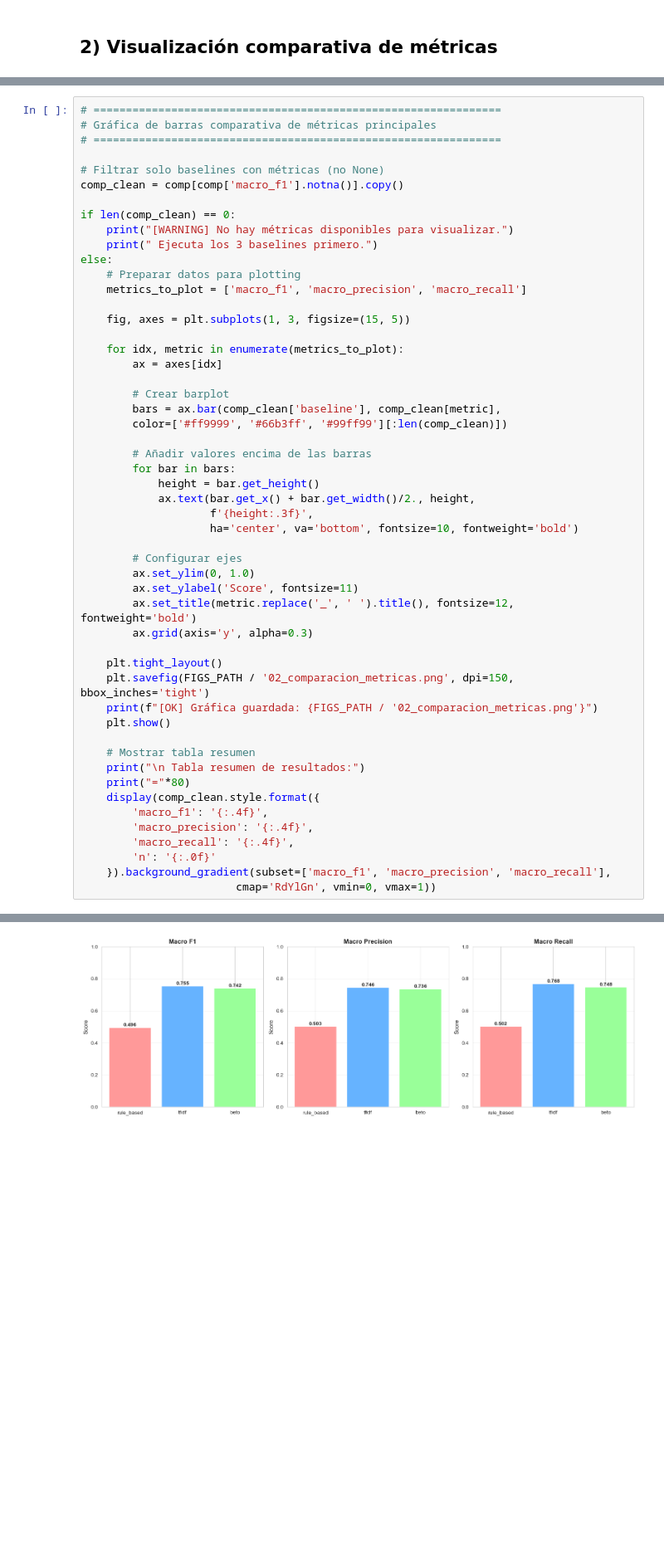
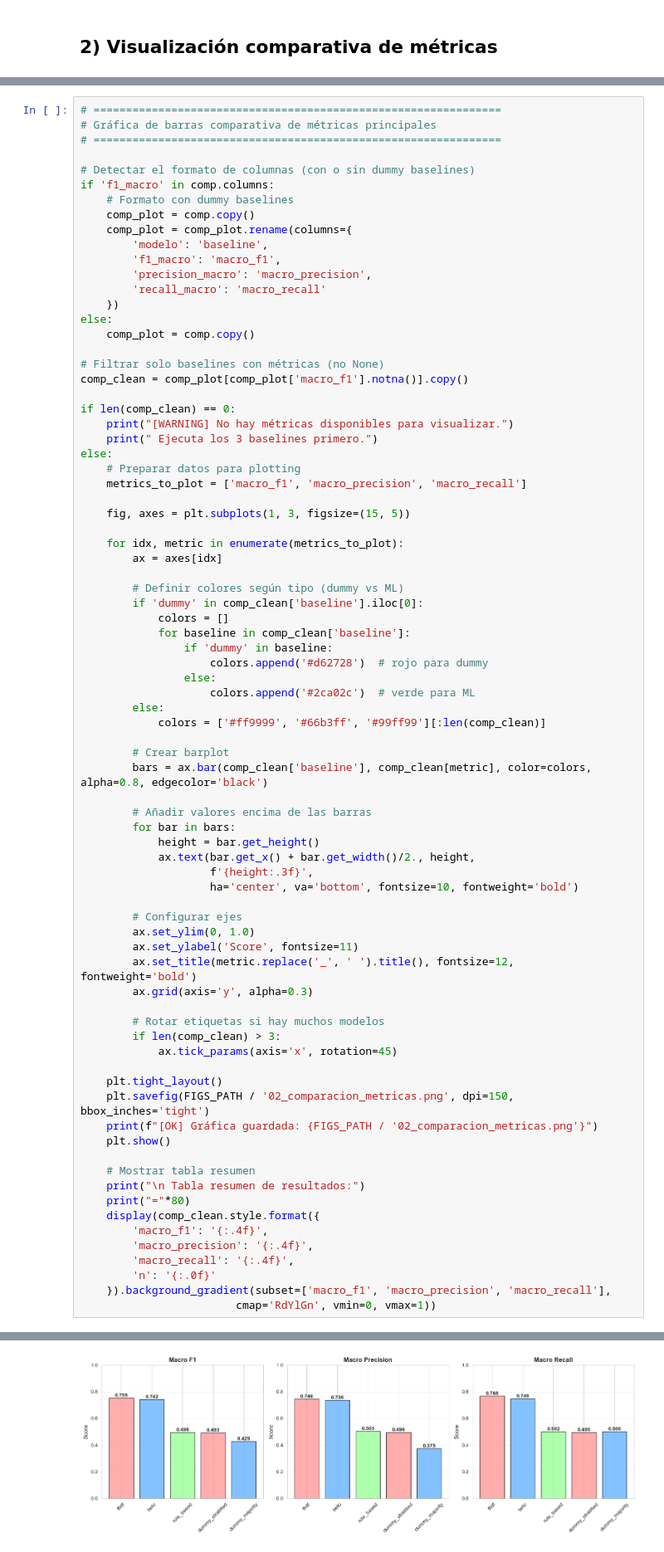
Before and after one commit to manununhez/psych-phenotyping-paraguay, a Jupyter notebook: notebooks/02_comparacion_resultados.ipynb, the cells around one changed output, grey strips where cells are left out. Shown at 83% size. Drawn from its saved outputs; the diff is of its cells as text; blank space fills up the shorter version.

Commit message:
Agrega dummy baseline

```diff
--- a/notebooks/02_comparacion_resultados.ipynb
+++ b/notebooks/02_comparacion_resultados.ipynb
@@ -111,8 +304,21 @@ comp
 # Gráfica de barras comparativa de métricas principales
 # ===============================================================
 
+# Detectar el formato de columnas (con o sin dummy baselines)
+if 'f1_macro' in comp.columns:
+    # Formato con dummy baselines
+    comp_plot = comp.copy()
+    comp_plot = comp_plot.rename(columns={
+        'modelo': 'baseline',
+        'f1_macro': 'macro_f1',
+        'precision_macro': 'macro_precision',
+        'recall_macro': 'macro_recall'
+    })
+else:
+    comp_plot = comp.copy()
+
 # Filtrar solo baselines con métricas (no None)
-comp_clean = comp[comp['macro_f1'].notna()].copy()
+comp_clean = comp_plot[comp_plot['macro_f1'].notna()].copy()
 
 if len(comp_clean) == 0:
     print("[WARNING] No hay métricas disponibles para visualizar.")
@@ -126,40 +332,54 @@ else:
     for idx, metric in enumerate(metrics_to_plot):
         ax = axes[idx]
 
+        # Definir colores según tipo (dummy vs ML)
+        if 'dummy' in comp_clean['baseline'].iloc[0]:
+            colors = []
+            for baseline in comp_clean['baseline']:
+                if 'dummy' in baseline:
+                    colors.append('#d62728')  # rojo para dummy
+                else:
+                    colors.append('#2ca02c')  # verde para ML
+        else:
+            colors = ['#ff9999', '#66b3ff', '#99ff99'][:len(comp_clean)]
+
         # Crear barplot
-        bars = ax.bar(comp_clean['baseline'], comp_clean[metric],
-        color=['#ff9999', '#66b3ff', '#99ff99'][:len(comp_clean)])
+        bars = ax.bar(comp_clean['baseline'], comp_clean[metric], color=colors, alpha=0.8, edgecolor='black')
 
         # Añadir valores encima de las barras
         for bar in bars:
             height = bar.get_height()
             ax.text(bar.get_x() + bar.get_width()/2., height,
                     f'{height:.3f}',
                     ha='center', va='bottom', fontsize=10, fontweight='bold')
 
         # Configurar ejes
         ax.set_ylim(0, 1.0)
         ax.set_ylabel('Score', fontsize=11)
         ax.set_title(metric.replace('_', ' ').title(), fontsize=12, fontweight='bold')
         ax.grid(axis='y', alpha=0.3)
+
+        # Rotar etiquetas si hay muchos modelos
+        if len(comp_clean) > 3:
+            ax.tick_params(axis='x', rotation=45)
 
     plt.tight_layout()
     plt.savefig(FIGS_PATH / '02_comparacion_metricas.png', dpi=150, bbox_inches='tight')
     print(f"[OK] Gráfica guardada: {FIGS_PATH / '02_comparacion_metricas.png'}")
     plt.show()
 
     # Mostrar tabla resumen
     print("\n Tabla resumen de resultados:")
     print("="*80)
     display(comp_clean.style.format({
         'macro_f1': '{:.4f}',
         'macro_precision': '{:.4f}',
         'macro_recall': '{:.4f}',
         'n': '{:.0f}'
     }).background_gradient(subset=['macro_f1', 'macro_precision', 'macro_recall'],
                         cmap='RdYlGn', vmin=0, vmax=1))
 # %% [output]
 [OK] Gráfica guardada: /Users/manuelnunez/Projects/psych-phenotyping-paraguay/data/figs/02_comparacion_metricas.png
-[figure, old version]
+[figure, new version]
  Tabla resumen de resultados:
 ================================================================================
```
Also changed, not shown: parts of 7 cells of this notebook, 1 other file.
